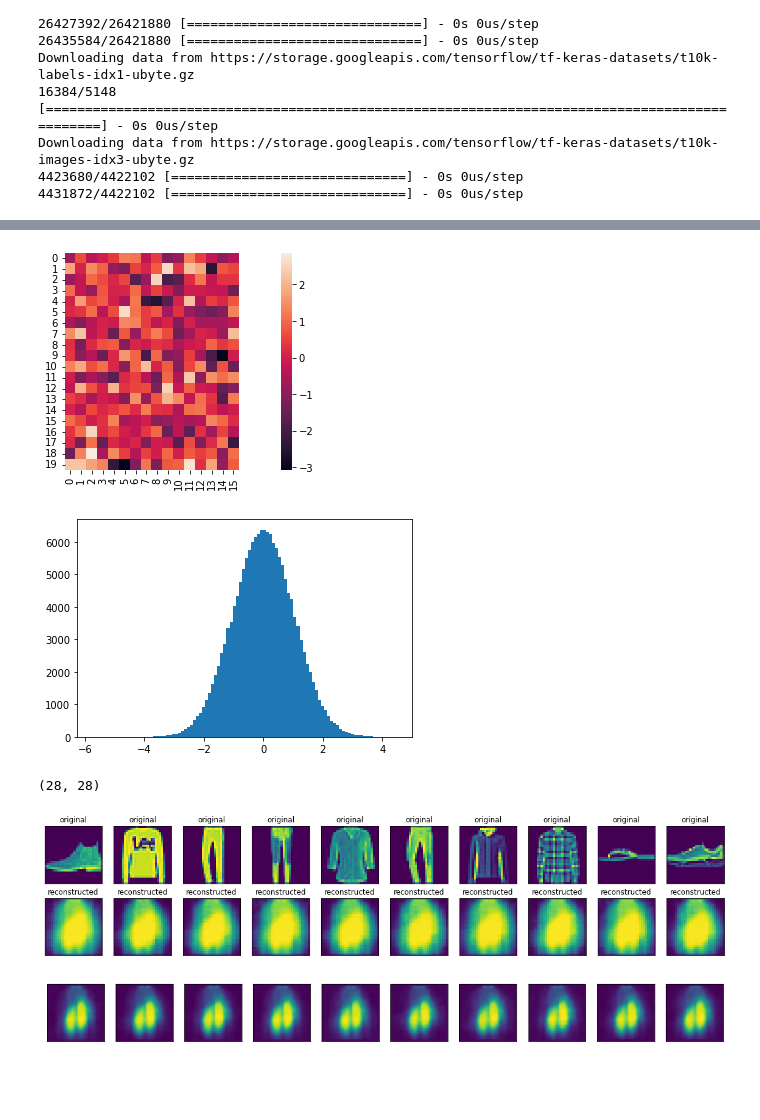
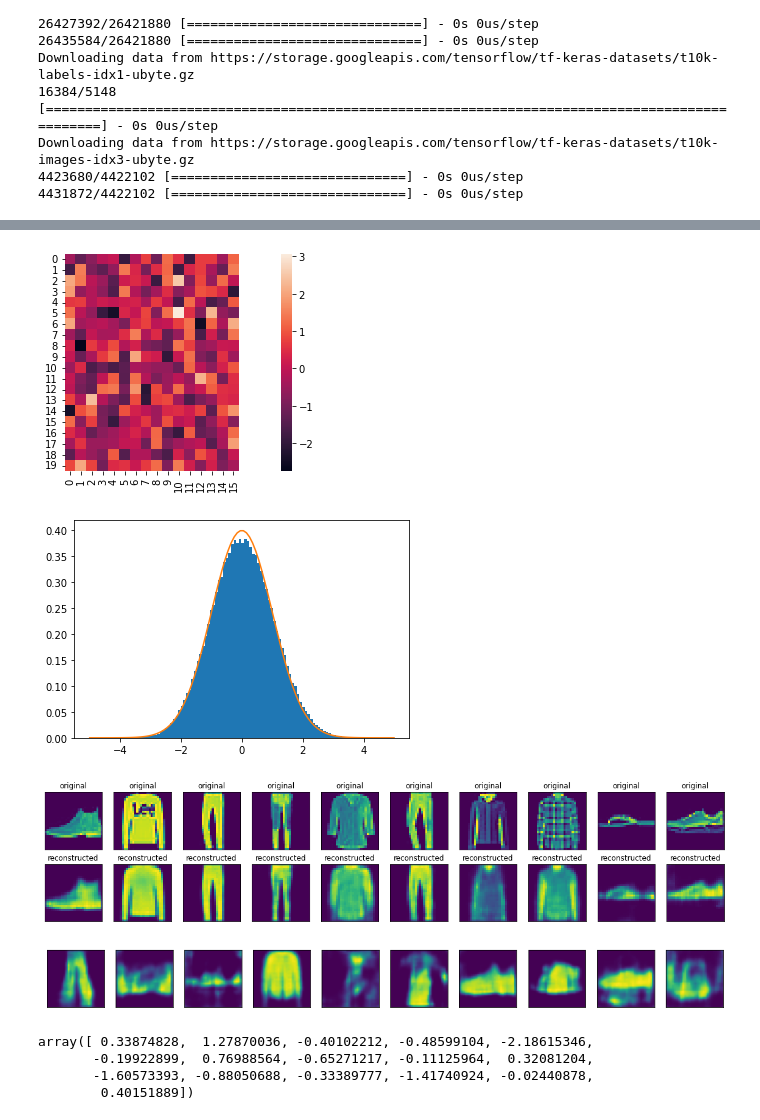
Before and after one commit to wiso/TutorialML-AtlasItalia2022, a Jupyter notebook: notebooks/3.2-VariationalAutoEncoder.ipynb, the cells around one changed output, grey strips where cells are left out. Drawn from its saved outputs; the diff is of its cells as text; code cells hidden in the pictures; blank space fills up the shorter version.

```diff
--- a/notebooks/3.2-VariationalAutoEncoder.ipynb
+++ b/notebooks/3.2-VariationalAutoEncoder.ipynb
@@ -56,7 +38,7 @@ base_depth = 32
 
 
 class Autoencoder(tf.keras.models.Model):
-    def __init__(self, latent_dim):
+    def __init__(self, latent_dim, kl_weight=0.0001):
         super(Autoencoder, self).__init__()
         self.latent_dim = latent_dim
         self.prior = tfp.distributions.Independent(tfp.distributions.Normal(loc=tf.zeros(latent_dim), scale=1), reinterpreted_batch_ndims=1)
@@ -70,7 +52,7 @@ class Autoencoder(tf.keras.models.Model):
             tfkl.Dense(latent_dim_params, activation=None),
             tfpl.MultivariateNormalTriL(
                 latent_dim,
-                activity_regularizer=tfpl.KLDivergenceRegularizer(self.prior)),
+                activity_regularizer=tfpl.KLDivergenceRegularizer(self.prior, weight=kl_weight)),
         ])
 
         self.decoder = tf.keras.Sequential([
@@ -115,17 +97,18 @@ fig, ax = plt.subplots(figsize=(15, 4))
 sns.heatmap(encoded_imgs[:20, :], ax=ax, square=True)
 plt.show()
 # %% [output]
-[figure, old version]
+[figure, new version]
 # %%
+from scipy import stats
+
 fig, ax = plt.subplots()
-ax.hist(encoded_imgs.sample().numpy().flat, bins=100)
+ax.hist(encoded_imgs.sample().numpy().flat, bins=100, density=True)
+xspace = np.linspace(-5, 5, 100)
+y = stats.norm(0, 1).pdf(xspace)
+ax.plot(xspace, y)
 plt.show()
 # %% [output]
-[figure, old version]
+[figure, new version]
-# %%
-decoded_imgs[0, :, :, 0].shape
-# %% [output]
-(28, 28)
 # %%
 n = 10
 fig = plt.figure(figsize=(20, 4))
@@ -145,16 +128,23 @@ for ax in fig.get_axes():
 
 plt.show()
 # %% [output]
-[figure, old version]
+[figure, new version]
 # %%
 fig, axs = plt.subplots(1, 10, figsize=(15, 3))
 for ax in axs.flat:
     noise = np.random.multivariate_normal(np.zeros(latent_dim), np.eye(latent_dim))
     noise = np.expand_dims(noise, axis=0)
     decoded_img = autoencoder.decoder(noise).numpy()[0]
-    ax.imshow(decoded_img)
+    ax.imshow(decoded_img[:, :, 0])
     ax.set_xticks([])
     ax.set_yticks([])
     ax.set_aspect('equal')
 # %% [output]
-[figure, old version]
+[figure, new version]
+# %%
+np.random.multivariate_normal(np.zeros(latent_dim), np.eye(latent_dim))
+# %% [output]
+array([ 0.33874828,  1.27870036, -0.40102212, -0.48599104, -2.18615346,
+       -0.19922899,  0.76988564, -0.65271217, -0.11125964,  0.32081204,
+       -1.60573393, -0.88050688, -0.33389777, -1.41740924, -0.02440878,
+        0.40151889])
```
Also changed, not shown: parts of 4 cells of this notebook.
